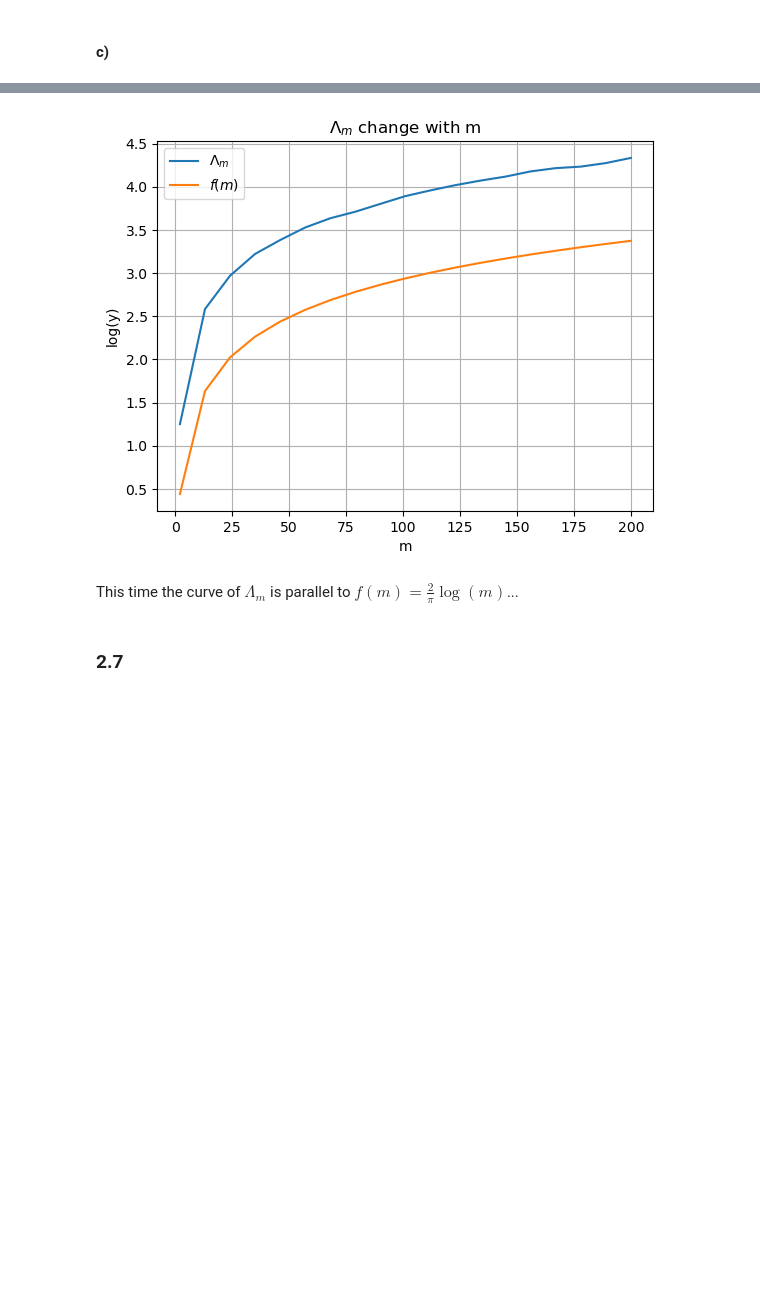
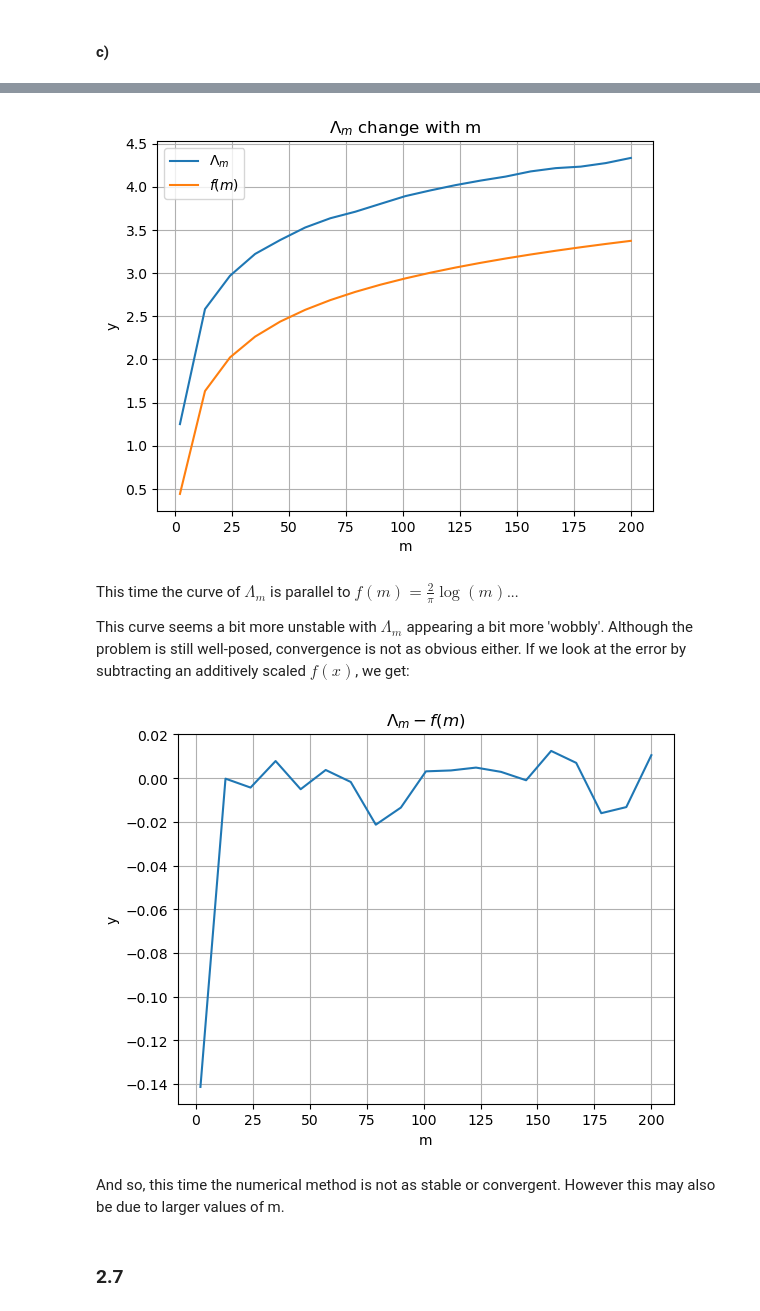
Before and after one commit to ArkinF/MA2K4, a Jupyter notebook: MA2K4 Assignment2.ipynb, the cells around one changed output, grey strips where cells are left out. Drawn from its saved outputs; the diff is of its cells as text; code cells hidden in the pictures; blank space fills up the shorter version.

```diff
--- a/MA2K4 Assignment2.ipynb
+++ b/MA2K4 Assignment2.ipynb
@@ -95,13 +109,27 @@ plt.plot(m_vals, [LambdaC(m) for m in m_vals], label='$\Lambda_{m}$')
 plt.plot(m_vals, [f_m2(m) for m in m_vals], label='$f(m)$')
 plt.title('$\Lambda_{m}$ change with m')
 plt.xlabel('m')
-plt.ylabel('log(y)')
+plt.ylabel('y')
 plt.legend()
 plt.grid()
 plt.show()
 # %% [output]
-[figure, old version]
+[figure, new version]
-# %% [markdown]
-This time the curve of $\Lambda_{m}$ is parallel to $f(m) = \frac{2}{\pi}\log(m)$...
+# %% [markdown]
+This time the curve of $\Lambda_{m}$ is parallel to $f(m) = \frac{2}{\pi}\log(m)$...
+
+This curve seems a bit more unstable with $\Lambda_{m}$ appearing a bit more 'wobbly'. Although the problem is still well-posed, convergence is not as obvious either. If we look at the error by subtracting an additively scaled $f(x)$, we get:
+# %%
+# plot Lambda and function against m
+plt.plot(m_vals, [LambdaC(m)-f_m2(m)-0.95 for m in m_vals], label='$\Lambda_{m}$')
+plt.title('$\Lambda_{m}-f(m)$')
+plt.xlabel('m')
+plt.ylabel('y')
+plt.grid()
+plt.show()
+# %% [output]
+[figure, added]
+# %% [markdown]
+And so, this time the numerical method is not as stable or convergent. However this may also be due to larger values of m.
 # %% [markdown]
 ### 2.7
```
Also changed, not shown: parts of 20 cells of this notebook.
